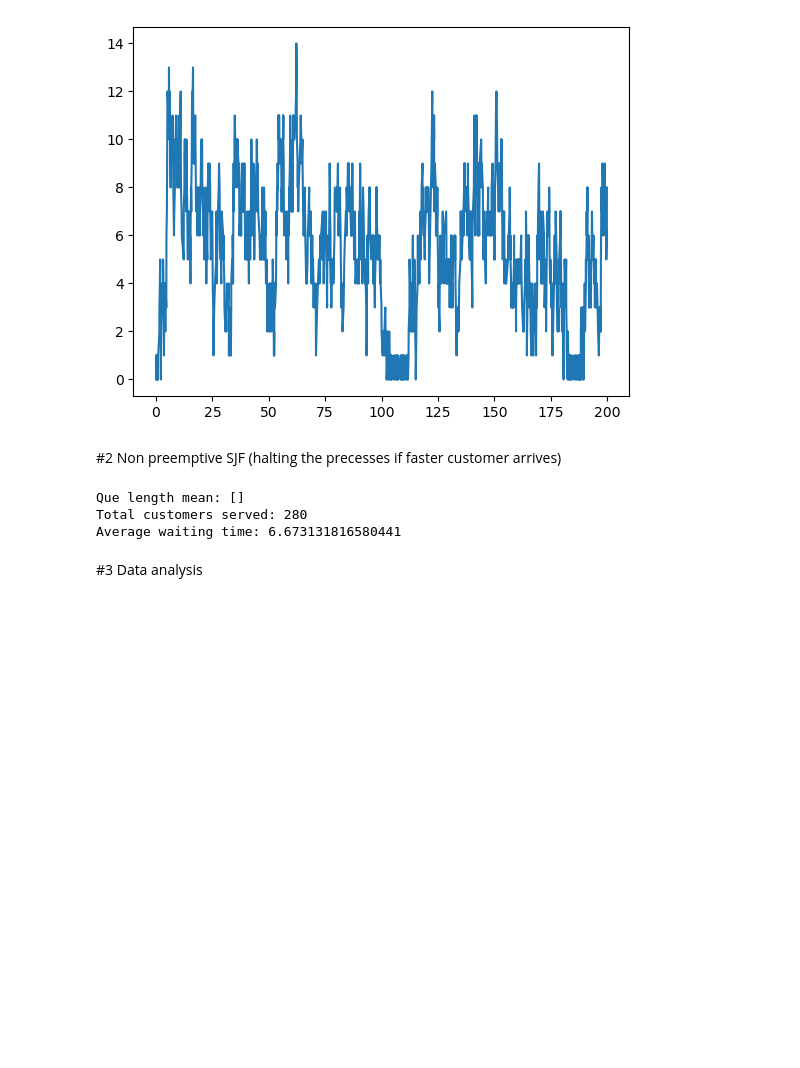
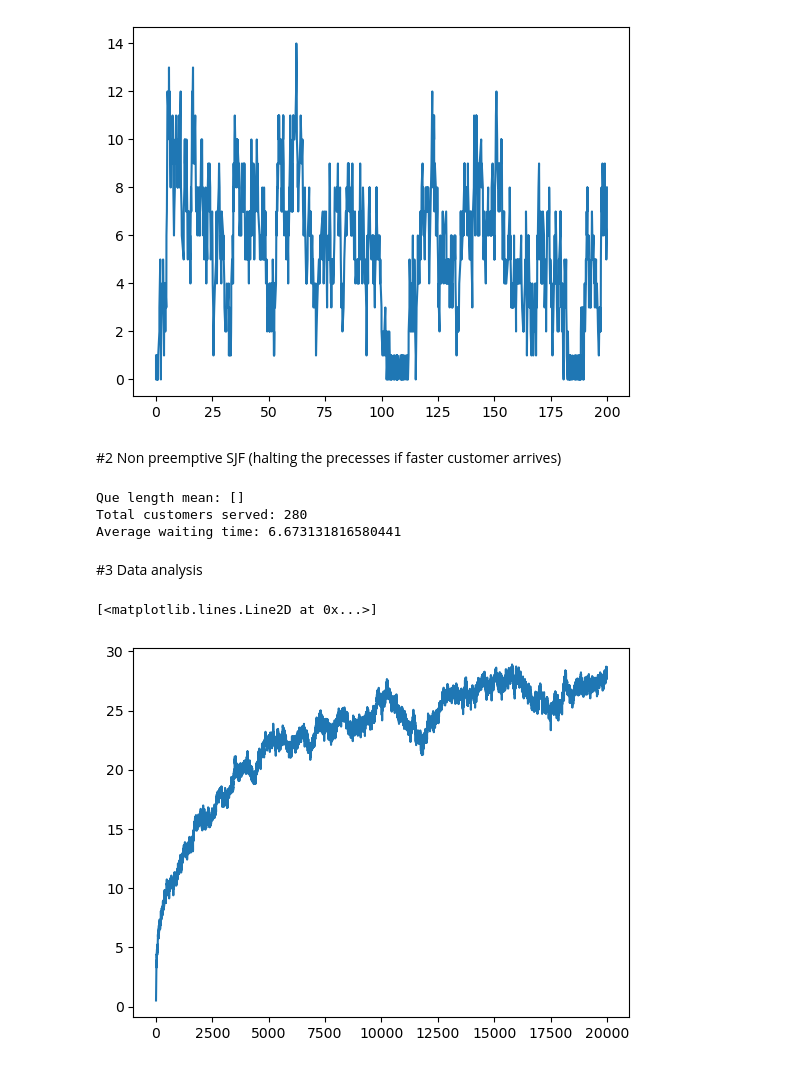
Before and after one commit to iliasoroka1/Discrete_Event_Simulation, a Jupyter notebook: Jacimovic_15278247_Malash_15179192_Soroka_2834023_Assignment_1.ipynb, the cells around one changed output. Cells and saved outputs as stored; diff of their text form; code cells hidden in the pictures; blank space fills up the shorter version.

```diff
--- a/Jacimovic_15278247_Malash_15179192_Soroka_2834023_Assignment_1.ipynb
+++ b/Jacimovic_15278247_Malash_15179192_Soroka_2834023_Assignment_1.ipynb
@@ -416,6 +416,17 @@ for server in serv:
                 'Min_customers_served': minim_customers_served,
                 'Max_customers_served': maxim_customers_served
                 }, ignore_index=True)
+# %%
+mak = mean_std_ci_queue_lengths["Server_Count"] == 4
+mak2 = mean_std_ci_queue_lengths["P_Value"] == 0.99
+filtered_dataset = mean_std_ci_queue_lengths[mak]
+filtered_dataseto = filtered_dataset[mak2]
+filtered_datasetos = filtered_dataseto["Mean_Queue_Length"].rolling(window=1).mean()
+x = np.linspace(0, 19999, 20000)
+plt.plot(x, filtered_datasetos)
+# %% [output]
+[<matplotlib.lines.Line2D at 0x...>]
+[figure, added]
 # %%
 mean_std_ci_queue_lengths
 # %% [output]
```
Also changed, not shown: parts of 5 cells of this notebook.
